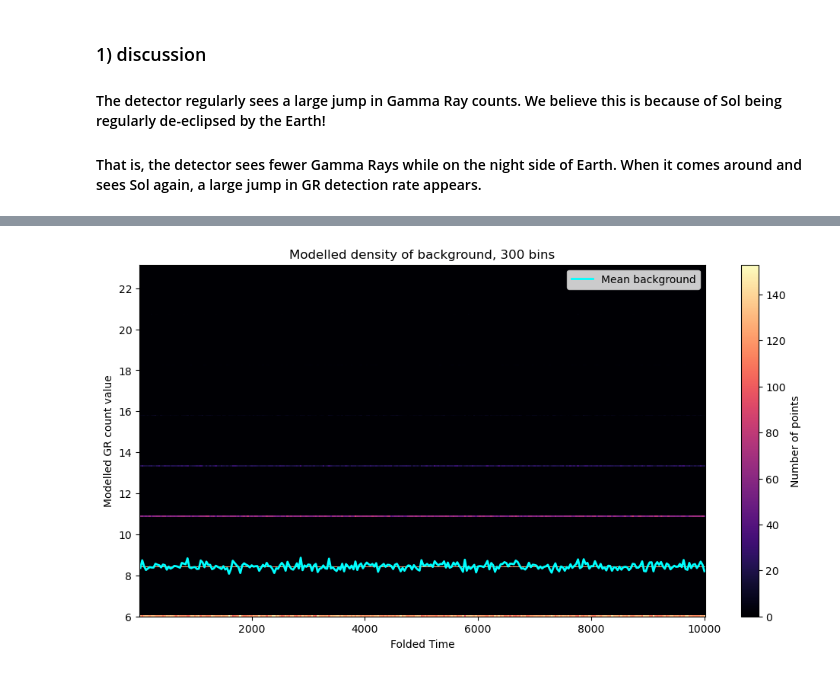
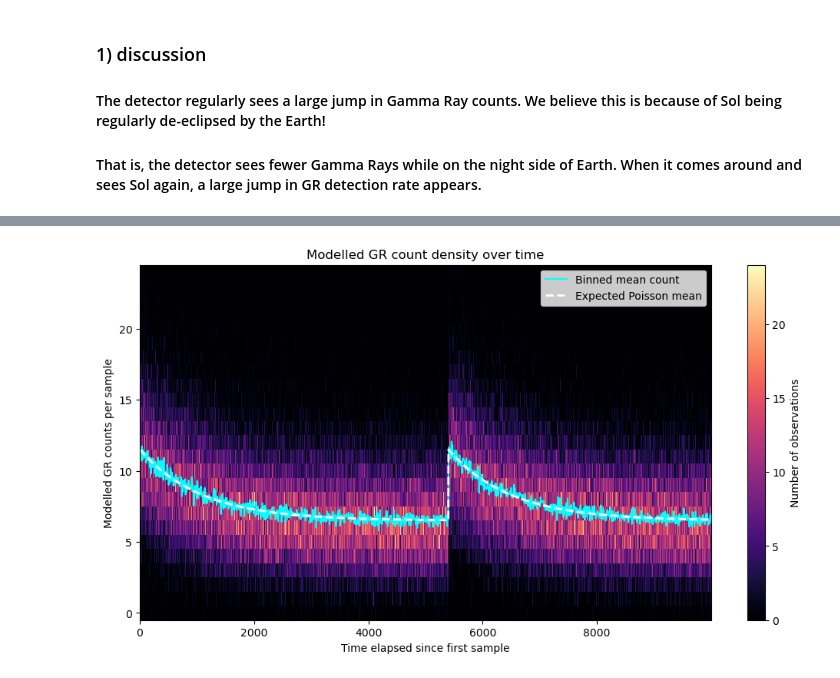
Before and after one commit to willmhstelter/Stelter434, a Jupyter notebook: Lab4_Stelter.ipynb, the cells around one changed output, grey strips where cells are left out. Drawn from its saved outputs; the diff is of its cells as text; code cells hidden in the pictures.

Commit message:
final version, with extra stuff re- data file goofiness

```diff
--- a/Lab4_Stelter.ipynb
+++ b/Lab4_Stelter.ipynb
@@ -13,7 +15,7 @@ from scipy import stats
 import h5py
 # %%
 # load file in read mode
-hf = h5py.File('/home/jovyan/Shared/gammaray_lab4.h5', 'r')
+hf = h5py.File('/home/jovyan/Stelter434/gammaray_lab4.h5', 'r')
 # list names of data sets
 hf.keys()
 # import selected data set from file into an array
@@ -220,42 +184,98 @@ Not sure if this final step is workign the way I want it to - mostly because I d
 # %%
-# molding model to data
+# number of samples to model
+n = 100000
+
+# extract the GPS timestamps
+time_gps = np.asarray(data[0][:n])
+
+# convert GPS time into elapsed time since the first sample
+elapsed = time_gps - time_gps[0]
+
 # parameters of the exponential time variance function
-amp = 5.0       # amplitude
-k2 = 1.0       # exponential decay constant
-per = 54000     # period of repetition
-c = 6.0       # positive vertical offset
+amp = 5.0       # amplitude, difference between low and high means of 11.5 and 6.5 ish
+per = 5400     # period of repetition - entries per 90min orbit ?
+k2 = amp / per       # exponential decay constant as function of period
+c = 6.5       # positive vertical offset - low mean value of 6.5
 
-# define the repeating exponential
-expon = amp * np.exp(-k2 * (foldtime % per)) + c
+# fold GPS time into repeating cycle
+phase = elapsed % per
 
-# define the model
-# goes up to 100000
-model = stats.poisson.rvs(mu=1, loc=0, size = 100000)*np.sqrt(expon[:100000])+expon[:100000]
+# calculate expected distribution count at each time
+expected_mean = amp * np.exp(-k2 * phase) + c
+
+# generate random Poisson counts using expected mean - with a repeatable seed
+rng = np.random.default_rng(42)
+model = rng.poisson(lam=expected_mean)
 
 
-# create the 2D histogram
+# create the 2D histogram - object oriented
 fig, ax = plt.subplots(figsize=(12, 6))
-hist, xedges, yedges, image = ax.hist2d(foldtime[:100000], model[:100000], bins=300, cmap="magma")
+
+# set 1200 horizontal bins and one bin for each integer count
+x_bins = np.linspace(0, elapsed[-1], 1201)
+y_bins = np.arange(-0.5, model.max() + 1.5, 1)
+
+hist, xedges, yedges, image = ax.hist2d(elapsed, model, bins=[x_bins, y_bins], cmap="magma")
 
 # calculate the mean background value in each folded-time bin
-mean_bkgd, bin_edges, binnumber = stats.binned_statistic(foldtime[:100000], model[:100000], statistic="mean", bins=xedges)
+mean_bkgd, bin_edges, binnumber = stats.binned_statistic(elapsed, model, statistic="mean", bins=xedges)
 
 # find the center of each folded-time bin
 # ( Final minus initial ) / 2
-ft_centers = (xedges[:-1] + xedges[1:]) / 2
+t_centers = (xedges[:-1] + xedges[1:]) / 2
 
-# overlay the mean background values as a line
-ax.plot(ft_centers, mean_bkgd, color="cyan", linewidth=2, label="Mean background")
+#plot biinned average of the simulated counts
+ax.plot(t_centers, mean_bkgd, color="cyan", linewidth=1.5, label="Binned mean count")
+
+# calculate a smooth version of the expected repeating mean
+smooth_time = np.linspace(0, elapsed[-1], 5000)
+smooth_phase = smooth_time % per
+smooth_mean = amp * np.exp(-k2 * smooth_phase) + c
+
+# Overlay the theoretical mean
+ax.plot(smooth_time, smooth_mean, color="white", linestyle="--", linewidth=2, label="Expected Poisson mean")
 
 # labels for plot
-ax.set_xlabel("Folded Time")
-ax.set_ylabel("Modelled GR count value")
-ax.set_title("Modelled density of background, 300 bins")
+ax.set_xlabel("Time elapsed since first sample")
+ax.set_ylabel("Modelled GR counts per sample")
+ax.set_title("Modelled GR count density over time")
 ax.legend()
 
 # color bar
-fig.colorbar(image, ax=ax, label="Number of points")
+fig.colorbar(image, ax=ax, label="Number of observations")
 
 plt.show()
+print("Number of cycles spanned:", elapsed[-1] / per)
+
+# extract the original gamma-ray counts from the data
+observed = np.asarray(data[3][:n], dtype=float)
+
+# calculate the mean original count in each time bin
+observed_mean, bin_edges, binnumber = stats.binned_statistic(elapsed, observed, statistic="mean", bins=x_bins)
+
+# calculate the mean simulated count in each time bin
+model_mean, bin_edges, binnumber = stats.binned_statistic(elapsed, model, statistic="mean", bins=x_bins)
+
+# calculate the theoretical mean curve
+smooth_time = np.linspace(0, elapsed.max(), 5000)
+smooth_phase = smooth_time % per
+smooth_mean = amp * np.exp(-k2 * smooth_phase) + c
+
+# plot the comparison
+fig, ax = plt.subplots(figsize=(14, 6))
+
+ax.plot(t_centers, observed_mean, label="Original gamma-ray counts", linewidth=1.5)
+
+ax.plot(t_centers, model_mean, label="Simulated Poisson counts", linewidth=1.5)
+
+ax.plot(smooth_time, smooth_mean, "--", label="Theoretical exponential mean", linewidth=2)
+
+ax.set_xlabel("Elapsed time (seconds)")
+ax.set_ylabel("Mean counts per sample")
+ax.set_title("Comparison of observed counts and time-varying Poisson model")
+ax.legend()
+ax.grid(alpha=0.2)
+
+plt.show()
 # %% [output]
-[figure, old version]
+[figure, new version]
```
Also changed, not shown: parts of 20 cells of this notebook.
